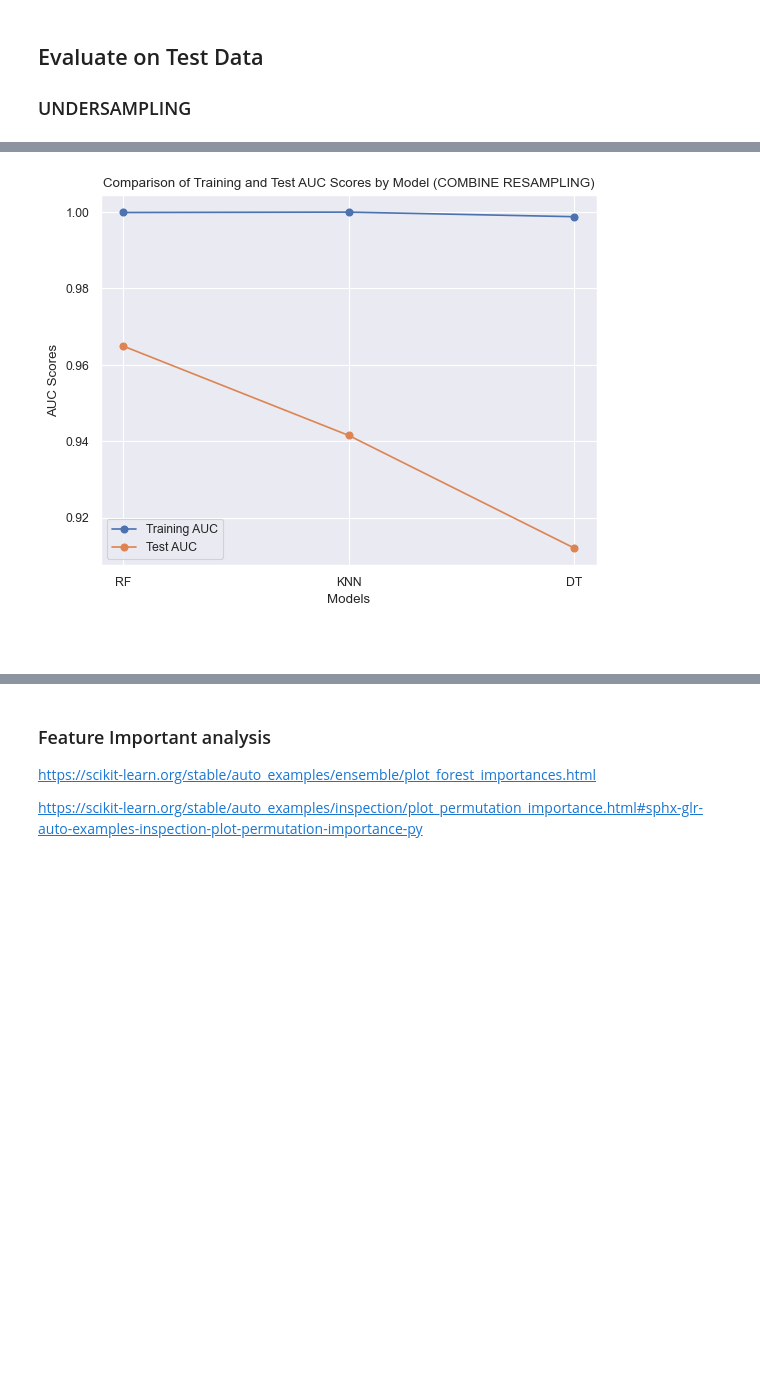
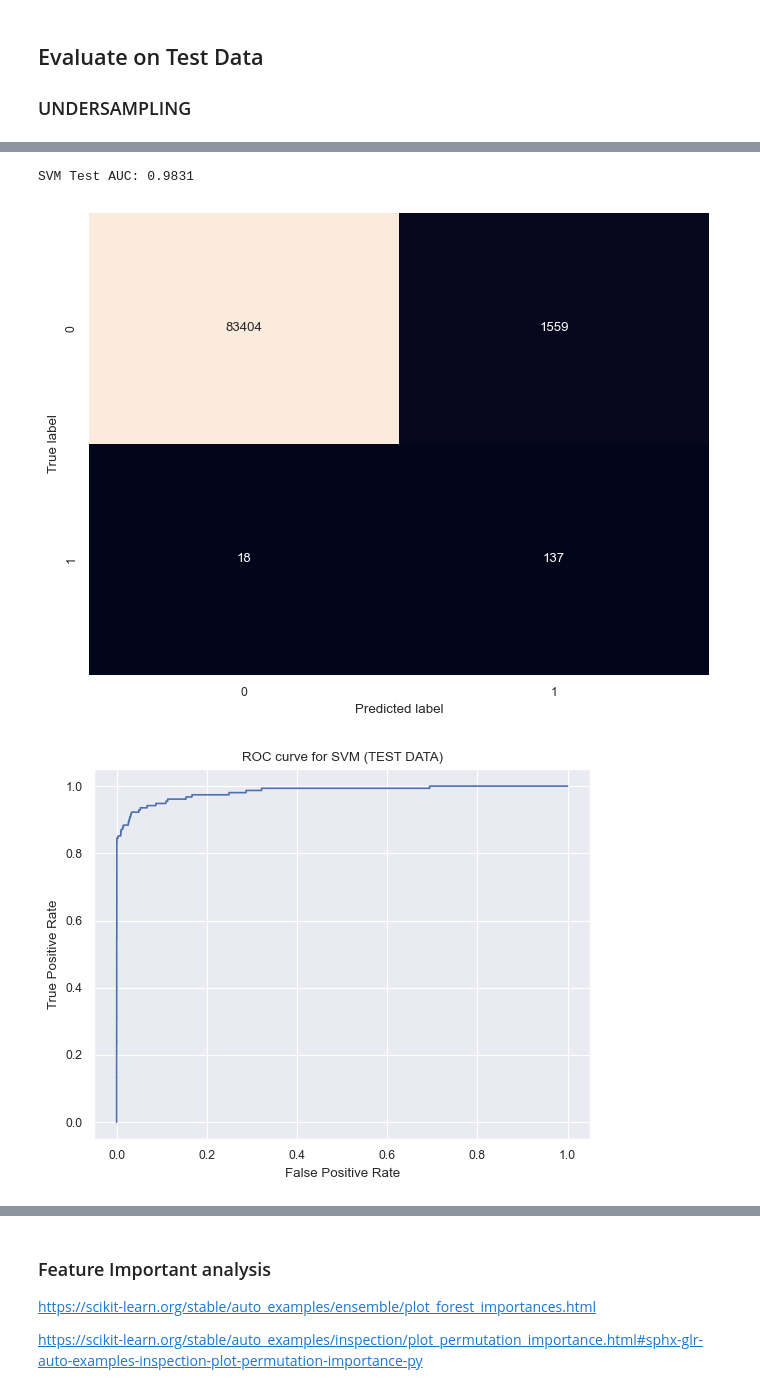
Before and after one commit to yvonnevydao/Credit_Fraud_Detection, a Jupyter notebook: credit_fraud_detection.ipynb, the cells around one changed output, grey strips where cells are left out. Saved outputs shown, nothing was run; the diff lists cells and outputs as text; code cells hidden in the pictures; blank space fills up the shorter version.

```diff
--- a/credit_fraud_detection.ipynb
+++ b/credit_fraud_detection.ipynb
@@ -2635,23 +2180,52 @@ plt.show()
-# %%
-## COMBINE RESAMPLING:
-models_COMBINE = ['RF', 'KNN', 'DT']
-training_scores_COMBINE = [0.9999, 1.0, 0.9988] # training AUC scores
-test_scores_COMBINE = [0.9649, 0.9415, 0.912] # test AUC scores
-
-plt.plot(models_COMBINE, training_scores_COMBINE, marker='o', label='Training AUC')
-plt.plot(models_COMBINE, test_scores_COMBINE, marker='o', label='Test AUC')
-
-plt.xlabel('Models')
-plt.ylabel('AUC Scores')
-plt.title('Comparison of Training and Test AUC Scores by Model (COMBINE RESAMPLING)')
-plt.legend()
-plt.grid(True)
-
-# Save the plot
-plt.savefig('/Users/vydao/Desktop/images/compareAUC_COMBINE')
-
-plt.show()
-# %% [output]
-[figure, removed]
-# %% [markdown]
-###
+# %%
+# Define a function to evaluate a model and return the metrics
+def evaluate_model(model, X_test, y_test):
+    y_pred = model.predict(X_test)
+    proba = model.predict_proba(X_test)
+
+    metrics_dict = {
+        'Accuracy': accuracy_score(y_test, y_pred),
+        'Precision': precision_score(y_test, y_pred),
+        'Recall': recall_score(y_test, y_pred),
+        'F1 Score': f1_score(y_test, y_pred),
+        'ROC-AUC': roc_auc_score(y_test, proba[:, 1]),
+        'MCC': matthews_corrcoef(y_test, y_pred),
+        'False Positive Rate': (confusion_matrix(y_test, y_pred)[0, 1] / (confusion_matrix(y_test, y_pred)[0, 1] + confusion_matrix(y_test, y_pred)[0, 0])),
+        'False Negative Rate': (confusion_matrix(y_test, y_pred)[1, 0] / (confusion_matrix(y_test, y_pred)[1, 0] + confusion_matrix(y_test, y_pred)[1, 1])),
+        'True Positive Rate': (confusion_matrix(y_test, y_pred)[1, 1] / (confusion_matrix(y_test, y_pred)[1, 0] + confusion_matrix(y_test, y_pred)[1, 1])),
+        'True Negative Rate': (confusion_matrix(y_test, y_pred)[0, 0] / (confusion_matrix(y_test, y_pred)[0, 0] + confusion_matrix(y_test, y_pred)[0, 1]))
+    }
+
+    return metrics_dict
+# %%
+### SVM ----------------------------------------------
+
+# Initialize model
+svm_model = SVC(C=1, probability=True) # best hyperparameters
+svm_model.fit(X_train_Under, y_train_Under)
+
+print("SVM Test AUC:", round(roc_auc_score(y_test,
+                                     svm_model.predict_proba(X_test)[:, 1]),4))
+
+# Evaluate the model
+svm_metrics = evaluate_model(svm_model, X_test, y_test)
+
+# Plotting the confusion matrix
+conf_matrix = confusion_matrix(y_test, svm_model.predict(X_test))
+plt.figure(figsize=(8, 6))
+sns.heatmap(conf_matrix, annot=True, fmt='d', cbar=False)
+plt.xlabel('Predicted label')
+plt.ylabel('True label')
+plt.show()
+
+# Plot ROC curve
+fpr, tpr, _ = metrics.roc_curve(y_test, svm_model.predict_proba(X_test)[:, 1])
+plt.plot(fpr, tpr)
+plt.xlabel('False Positive Rate')
+plt.ylabel('True Positive Rate')
+plt.title("ROC curve for SVM (TEST DATA)")
+plt.show()
+# %% [output]
+SVM Test AUC: 0.9831
+[figure, added]
+[figure, added]
```
Also changed, not shown: parts of 47 cells of this notebook.
